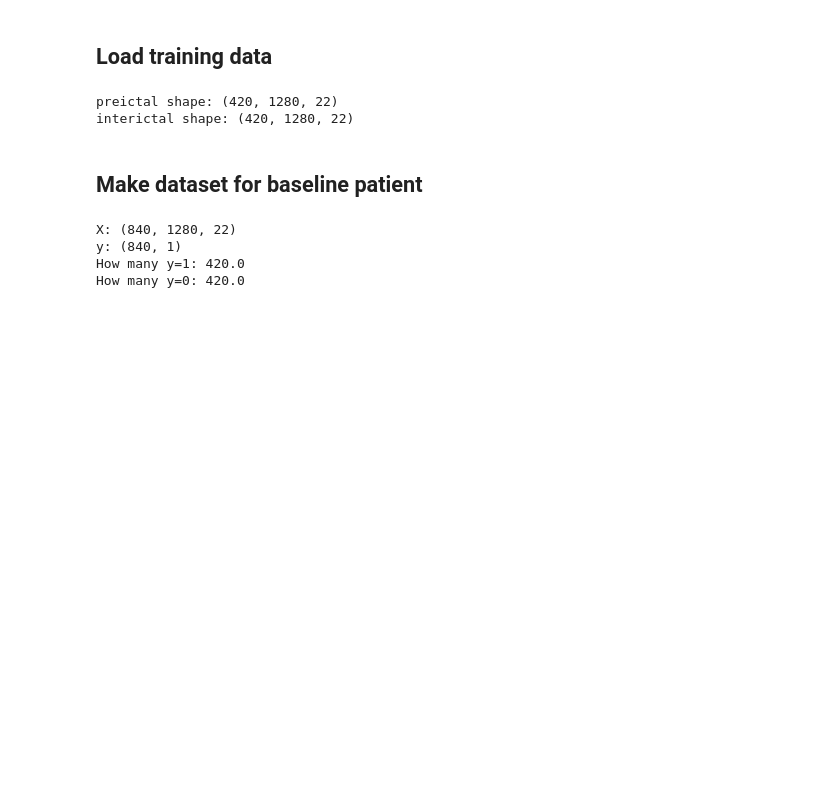
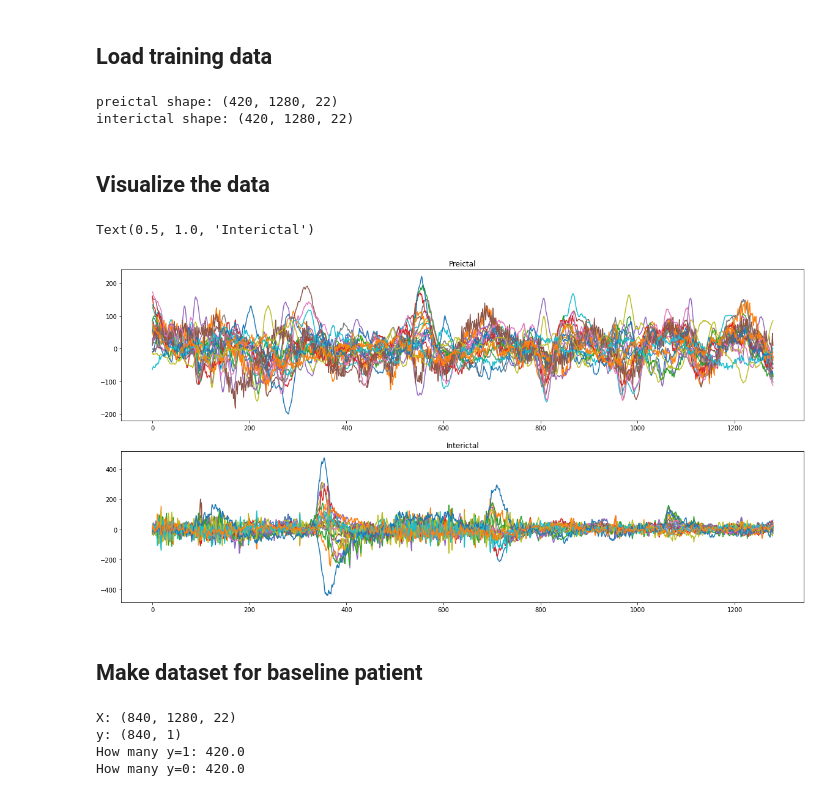
Before and after one commit to mnsosa/SeizurePrediction, a Jupyter notebook: src/notebooks/baseline_patient_1.ipynb, the cells around one changed output. Drawn from its saved outputs; the diff is of its cells as text; code cells hidden in the pictures; blank space fills up the shorter version.

```diff
--- a/src/notebooks/baseline_patient_1.ipynb
+++ b/src/notebooks/baseline_patient_1.ipynb
@@ -24,6 +24,19 @@ print(f"preictal shape: {preictal.shape}", f"interictal shape: {interictal.shape
 # %% [output]
 preictal shape: (420, 1280, 22)
 interictal shape: (420, 1280, 22)
+# %% [markdown]
+## Visualize the data
+# %%
+# plot preictal vs interictal with subplots
+
+fig, axs = plt.subplots(2, 1, figsize=(20, 10))
+axs[0].plot(preictal[200])
+axs[0].set_title("Preictal")
+axs[1].plot(interictal[303])
+axs[1].set_title("Interictal")
+# %% [output]
+Text(0.5, 1.0, 'Interictal')
+[figure, added]
 # %% [markdown]
 ## Make dataset for baseline patient
 # %%
```
Also changed, not shown: parts of 6 cells of this notebook, 3 other files.
